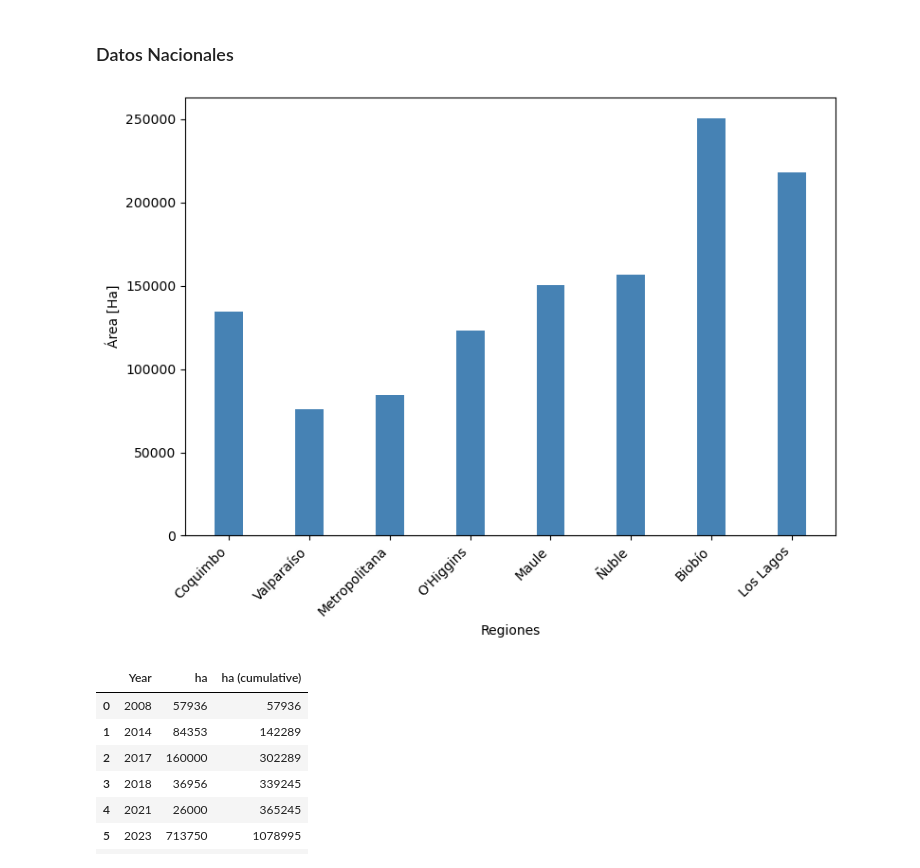
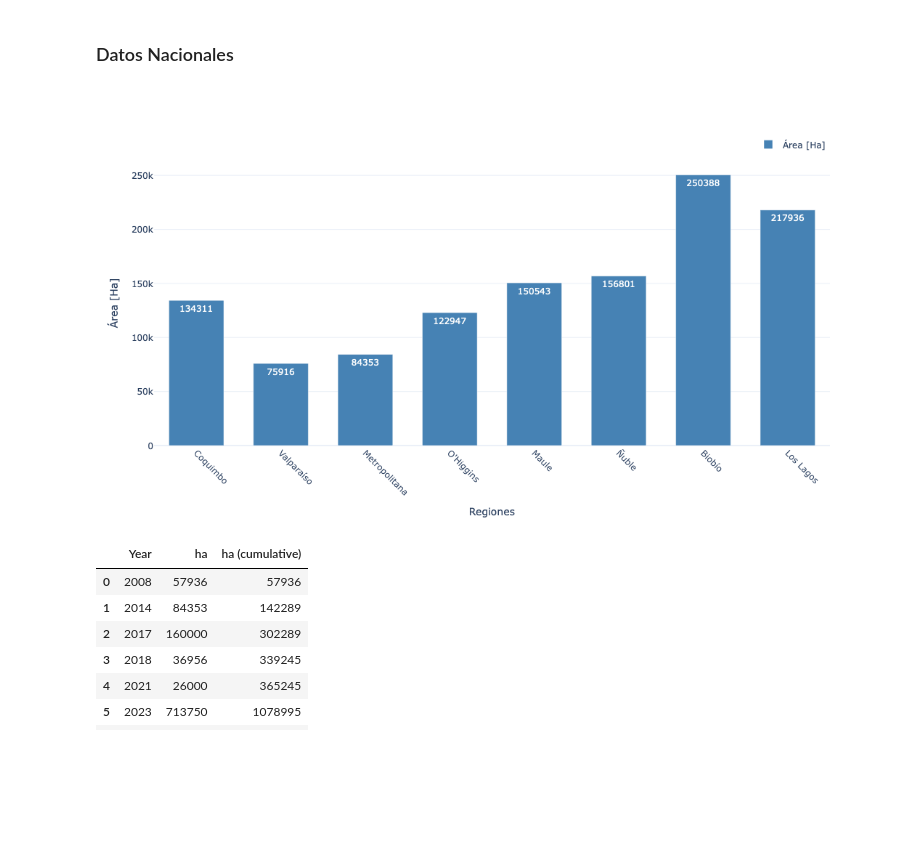
Before and after one commit to IEB-BIODATA/7NR-Indicators, a Jupyter notebook: indicadores/2_1_Area_under_restoration/2_1_Area_under_restoration.ipynb, the cells around one changed output. Cells and saved outputs as stored; diff of their text form; code cells hidden in the pictures; blank space fills up the shorter version.

```diff
--- a/indicadores/2_1_Area_under_restoration/2_1_Area_under_restoration.ipynb
+++ b/indicadores/2_1_Area_under_restoration/2_1_Area_under_restoration.ipynb
@@ -320,24 +380,49 @@ plt.close(fig)
 # %% [markdown]
 ### Datos Nacionales
 # %%
-fig, ax = plt.subplots(figsize=(8, 6))
+position = np.arange(len(data_region_ch))
 
-position = np.arange(len(data_region_ch))
-width = 0.35
+fig = go.Figure()
 
-ax.bar(position, data_region_ch["ha"], width, label="Área [Ha]", color="steelblue")
-ax.set_xlabel("Regiones")
-ax.set_ylabel("Área [Ha]")
+fig.add_trace(
+    go.Bar(
+        x=position,
+        y=data_region_ch["ha"],
+        name="Área [Ha]",
+        marker_color="steelblue",
+        text=data_region_ch["ha"].round(2),  # Show values on hover
+        hovertemplate="Región: %{x}<br>Área: %{y:.2f} Ha<extra></extra>"
+    )
+)
 
-ax.set_xticks(position)
-ax.set_xticklabels(data_region_ch["Region"], rotation=45, ha='right')
+# Update layout
+fig.update_layout(
+    width=800,
+    height=600,
+    template="plotly_white",
+    xaxis=dict(
+        title="Regiones",
+        tickvals=position,
+        ticktext=data_region_ch["Region"],
+        tickangle=45
+    ),
+    yaxis=dict(
+        title="Área [Ha]"
+    ),
+    bargap=0.35,  # equivalent to width parameter
+    showlegend=True,
+    legend=dict(
+        orientation="h",
+        yanchor="bottom",
+        y=1.02,
+        xanchor="right",
+        x=1
+    )
+)
 
-fig.tight_layout()
-fig.savefig("regiones_nacional.png")
-plt.show()
-plt.close(fig)
+fig.show()
 # %% [output]
-[figure, old version]
+[figure, new version]
 # %%
 data_time_ch = data_ch.groupby('Year')['ha'].sum().reset_index()
 data_time_ch['ha (cumulative)'] = data_time_ch['ha'].cumsum()
```
Also changed, not shown: parts of 4 cells of this notebook.
